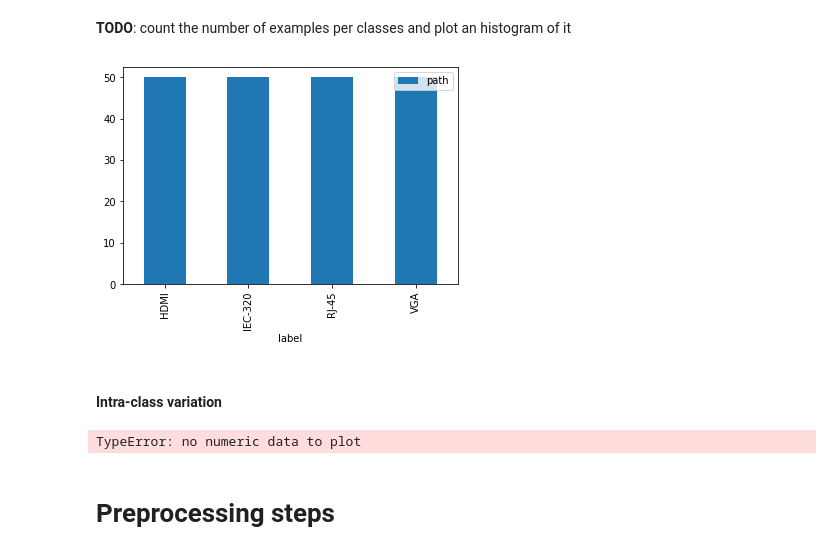
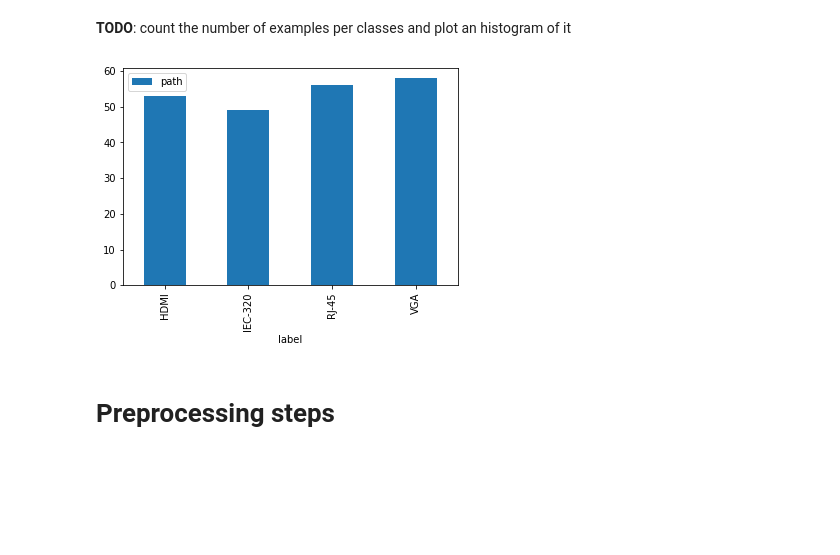
Before and after one commit to AllemanoEn/ARN_labo5, a Jupyter notebook: notebooks/TransferLearning_part2.ipynb, the cells around one changed output. Saved outputs shown, nothing was run; the diff lists cells and outputs as text; code cells hidden in the pictures; blank space fills up the shorter version.

```diff
--- a/notebooks/TransferLearning_part2.ipynb
+++ b/notebooks/TransferLearning_part2.ipynb
@@ -50 +47,3 @@ test_df = create_dataframe_from_directories("dataset_test")
+# %%
+dataframe = create_dataframe_from_directories("dataset_train")
 # %%
@@ -76,18 +74,10 @@ for _, rowdata in train_df.sample(frac=1).head(9).iterrows():
 **TODO**: count the number of examples per classes and plot an histogram of it
 # %%
 # count the number of images in each class and display an histogram
-train_df.groupby('label').count().plot(kind='bar')
+dataframe.groupby('label').count().plot(kind='bar')
 plt.show()
 # %% [output]
-[figure, old version]
+[figure, new version]
-# %% [markdown]
-#### Intra-class variation
-# %%
-# intraclass correlation of the labels
-train_df.groupby('label').mean().plot(kind='bar')
-plt.show()
-# %% [output]
-TypeError: no numeric data to plot
 # %% [markdown]
 # Preprocessing steps
 # %%
```
Also changed, not shown: parts of 15 cells of this notebook, 24 other files.
